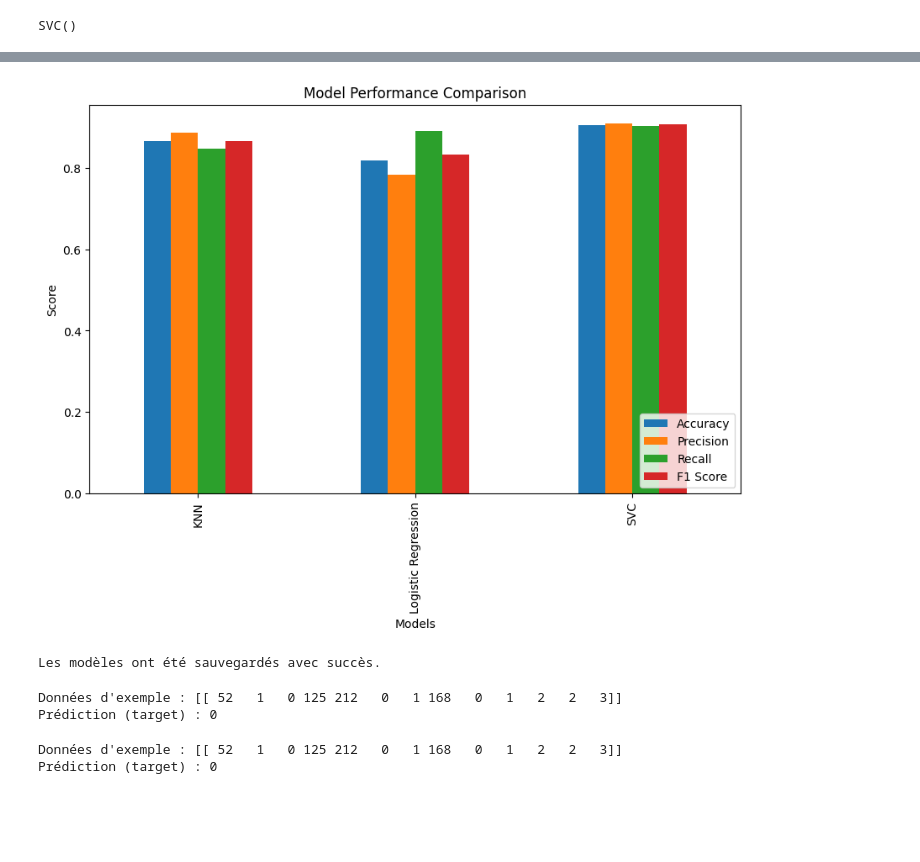
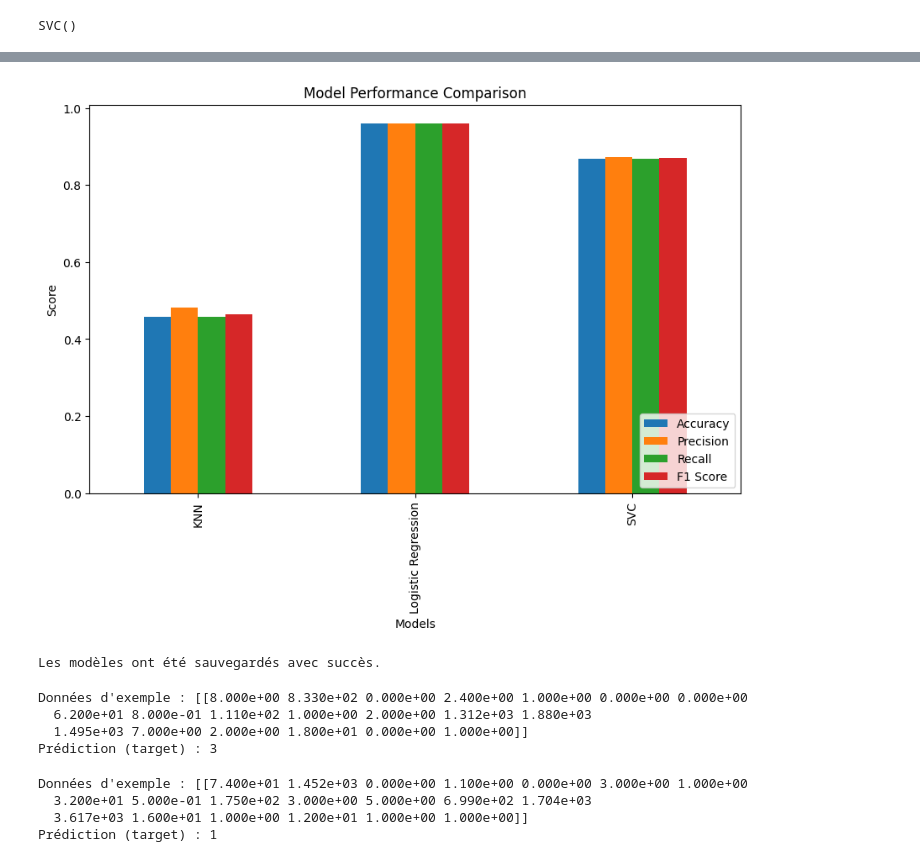
Before and after one commit to Oussama-benrkia/prj_dataminig, a Jupyter notebook: Untitled4.ipynb, the cells around one changed output, grey strips where cells are left out. Cells and saved outputs as stored; diff of their text form; code cells hidden in the pictures; blank space fills up the shorter version.

```diff
--- a/Untitled4.ipynb
+++ b/Untitled4.ipynb
@@ -21,6 +22,6 @@ from sklearn.metrics import classification_report, recall_score, roc_curve, roc_
 from sklearn.metrics import confusion_matrix, accuracy_score, precision_score, f1_score
 import matplotlib.pyplot as plt
 # %%
-df = pd.read_csv('test.csv')
+df = pd.read_csv('train.csv')
 df.head()
 # %% [output]
@@ -41,6 +47,6 @@ Target variable distribution (%):
 Name: proportion, dtype: float64
 # %%
-X, y = df.drop('target', axis=1), df['target']
+X, y = df.drop('price_range', axis=1), df['price_range']
 
 X_train, X_test, y_train, y_test = train_test_split(
     X, y, test_size=0.3, random_state=42, stratify=y
@@ -140,17 +153,25 @@ SVC Recall: 0.9050632911392406
 # %%
+
 plt.figure(figsize=(10, 6))
 
 for name, model in models.items():
     if hasattr(model, "predict_proba"):
-        y_pred_prob = model.predict_proba(X_test_scaled if name in ["KNN", "Logistic Regression", "SVC"] else X_test)[:, 1]
+        y_pred_prob = model.predict_proba(X_test_scaled if name in ["KNN", "Logistic Regression", "SVC"] else X_test)
     else:
-        y_pred_prob = model.decision_function(X_test_scaled if name in ["KNN", "Logistic Regression", "SVC"] else X_test)
-    fpr, tpr, _ = roc_curve(y_test, y_pred_prob)
-    plt.plot(fpr, tpr, label=f"{name} (AUC: {roc_auc_score(y_test, y_pred_prob):.3f})")
+        # Utiliser decision_function et appliquer softmax
+        y_scores = model.decision_function(X_test_scaled if name in ["KNN", "Logistic Regression", "SVC"] else X_test)
+        y_pred_prob = softmax(y_scores, axis=1)  # Convertir en probas
+
+    # Tracer une courbe ROC pour chaque classe
+    for i in range(y_pred_prob.shape[1]):
+        fpr, tpr, _ = roc_curve(y_test, y_pred_prob[:, i], pos_label=i)
+        auc = roc_auc_score(y_test, y_pred_prob, multi_class="ovr", average="macro")
+
+        plt.plot(fpr, tpr, label=f"{name} (Class {i}, AUC: {auc:.3f})")
 
 plt.xlabel("False Positive Rate")
 plt.ylabel("True Positive Rate")
 plt.legend()
-plt.title("ROC Curve Comparison")
+plt.title("ROC Curve Comparison (Multi-Class)")
 plt.show()
 # %% [output]
@@ -158,27 +179,33 @@ plt.show()
 # %%
+
+
 def plot_model_comparison(models, X_test, X_test_scaled, y_test):
     metrics = {"Accuracy": [], "Precision": [], "Recall": [], "F1 Score": []}
     model_names = []
 
     for name, model in models.items():
         y_pred = model.predict(X_test_scaled if name in ["KNN", "Logistic Regression", "SVC"] else X_test)
+
         metrics["Accuracy"].append(accuracy_score(y_test, y_pred))
-        metrics["Precision"].append(precision_score(y_test, y_pred))
-        metrics["Recall"].append(recall_score(y_test, y_pred))
-        metrics["F1 Score"].append(f1_score(y_test, y_pred))
+        metrics["Precision"].append(precision_score(y_test, y_pred, average="macro"))  # Correction ici
+        metrics["Recall"].append(recall_score(y_test, y_pred, average="macro"))  # Correction ici
+        metrics["F1 Score"].append(f1_score(y_test, y_pred, average="macro"))  # Correction ici
         model_names.append(name)
 
+    # Création du DataFrame
     metrics_df = pd.DataFrame(metrics, index=model_names)
+
+    # Affichage du graphe
     metrics_df.plot(kind='bar', figsize=(10, 6))
     plt.title("Model Performance Comparison")
     plt.ylabel("Score")
     plt.xlabel("Models")
     plt.legend(loc="lower right")
     plt.show()
 
 plot_model_comparison(models, X_test, X_test_scaled, y_test)
 # %% [output]
-[figure, old version]
+[figure, new version]
 # %%
 import joblib
 # Sauvegarder les modèles
@@ -192,40 +219,43 @@ Les modèles ont été sauvegardés avec succès.
 # %%
 # Étape 1 : Charger le modèle sauvegardé
 # Remplacez 'modele_sauvegarde.joblib' par le chemin de votre modèle sauvegardé
-modele_path = 'knn_model.joblib'
+modele_path = 'logistic_regression_model.joblib'
 modele = joblib.load(modele_path)
 
 # Étape 2 : Créer les données d'exemple
-# Exemple : [age, sex, cp, trestbps, chol, fbs, restecg, thalach, exang, oldpeak, slope, ca, thal]
-donnees_exemple = np.array([[52, 1, 0, 125, 212, 0, 1, 168, 0, 1, 2, 2, 3]])
+# Exemple : [id,battery_power,blue,clock_speed,dual_sim,fc,four_g,int_memory,m_dep,mobile_wt,n_cores,pc,px_height,px_width,ram,sc_h,sc_w,talk_time,three_g,touch_screen,wifi]
+donnees_exemple = np.array([[8,833,0,2.4,1,0,0,62,0.8,111,1,2,1312,1880,1495,7,2,18,0,1]])  # Ajustez ici en fonction des 20 caractéristiques exactes
 
-# Étape 3 : Effectuer une prédiction
-# Assurez-vous que le modèle a été entraîné sur des données normalisées/scalées si nécessaire.
+# Assurez-vous maintenant que les dimensions des données correspondent
 prediction = modele.predict(donnees_exemple)
 
-# Étape 4 : Afficher le résultat
+# Afficher les résultats
 print("Données d'exemple :", donnees_exemple)
 print("Prédiction (target) :", prediction[0])
 # %% [output]
-Données d'exemple : [[ 52   1   0 125 212   0   1 168   0   1   2   2   3]]
-Prédiction (target) : 0
+Données d'exemple : [[8.000e+00 8.330e+02 0.000e+00 2.400e+00 1.000e+00 0.000e+00 0.000e+00
+  6.200e+01 8.000e-01 1.110e+02 1.000e+00 2.000e+00 1.312e+03 1.880e+03
+  1.495e+03 7.000e+00 2.000e+00 1.800e+01 0.000e+00 1.000e+00]]
+Prédiction (target) : 3
 # %%
 # Étape 1 : Charger le modèle sauvegardé
 # Remplacez 'modele_sauvegarde.joblib' par le chemin de votre modèle sauvegardé
-modele_path = 'logistic_regression_model.joblib'
+modele_path = 'svc_model.joblib'
 modele = joblib.load(modele_path)
 
 # Étape 2 : Créer les données d'exemple
-# Exemple : [age, sex, cp, trestbps, chol, fbs, restecg, thalach, exang, oldpeak, slope, ca, thal]
-donnees_exemple = np.array([[52, 1, 0, 125, 212, 0, 1, 168, 0, 1, 2, 2, 3]])
+# Exemple : [id,battery_power,blue,clock_speed,dual_sim,fc,four_g,int_memory,m_dep,mobile_wt,n_cores,pc,px_height,px_width,ram,sc_h,sc_w,talk_time,three_g,touch_screen,wifi]
+# Si vous avez une caractéristique en trop, enlevez-la
+donnees_exemple = np.array([[74,1452,0,1.1,0,3,1,32,0.5,175,3,5,699,1704,3617,16,1,12,1,1]])  # Ajustez les caractéristiques à 20 ici
 
-# Étape 3 : Effectuer une prédiction
-# Assurez-vous que le modèle a été entraîné sur des données normalisées/scalées si nécessaire.
+# Assurez-vous que le nombre de caractéristiques correspond à 20
 prediction = modele.predict(donnees_exemple)
 
-# Étape 4 : Afficher le résultat
+# Afficher les résultats
 print("Données d'exemple :", donnees_exemple)
 print("Prédiction (target) :", prediction[0])
 # %% [output]
-Données d'exemple : [[ 52   1   0 125 212   0   1 168   0   1   2   2   3]]
-Prédiction (target) : 0
+Données d'exemple : [[7.400e+01 1.452e+03 0.000e+00 1.100e+00 0.000e+00 3.000e+00 1.000e+00
+  3.200e+01 5.000e-01 1.750e+02 3.000e+00 5.000e+00 6.990e+02 1.704e+03
+  3.617e+03 1.600e+01 1.000e+00 1.200e+01 1.000e+00 1.000e+00]]
+Prédiction (target) : 1
```
Also changed, not shown: parts of 10 cells of this notebook.
